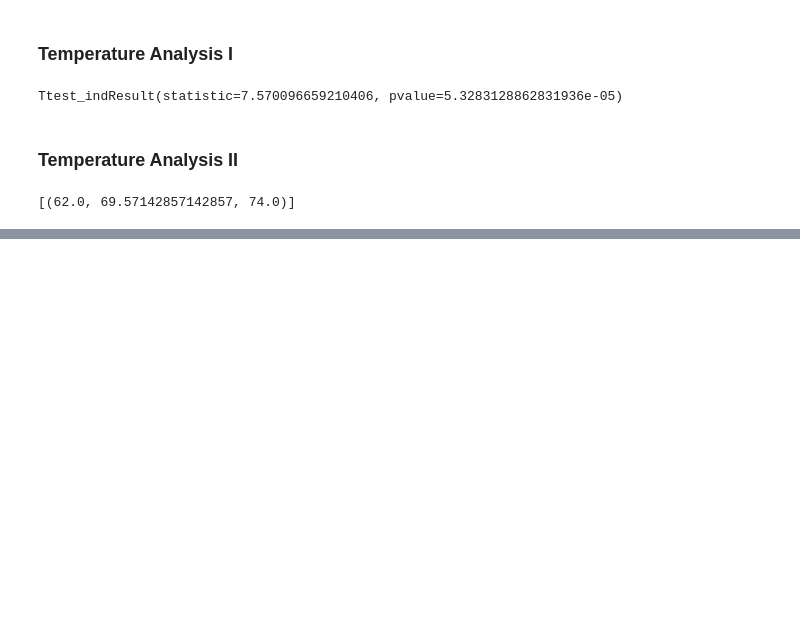
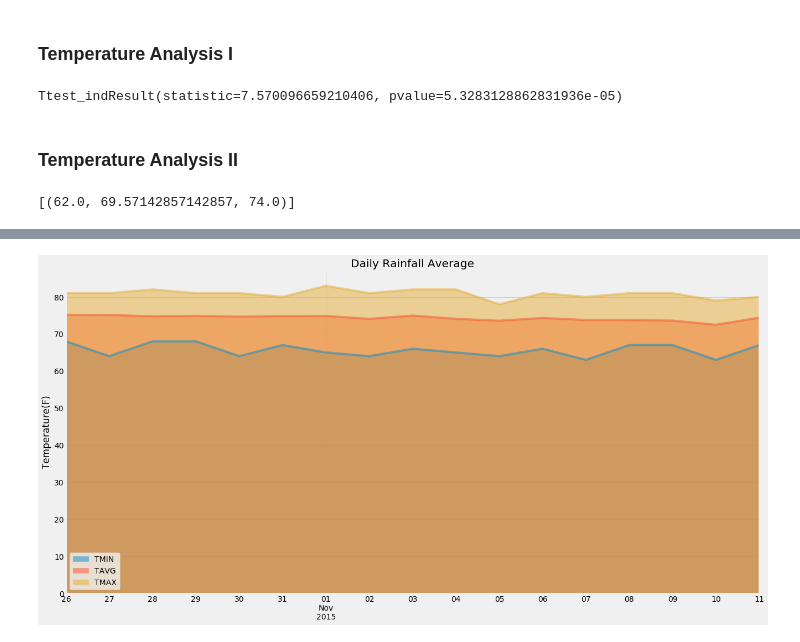
Before and after one commit to abordetskiy/Hawaii-Climate-Data-SQL-Integration, a Jupyter notebook: sqlalchemy-challenge.ipynb, the cells around one changed output, grey strips where cells are left out. Drawn from its saved outputs; the diff is of its cells as text; code cells hidden in the pictures; blank space fills up the shorter version.

```diff
--- a/sqlalchemy-challenge.ipynb
+++ b/sqlalchemy-challenge.ipynb
@@ -269,8 +292,8 @@ def daily_normals(date):
 
     """
 
-    sel = [func.min(Measurement_Table.tobs), func.avg(Measurement_Table.tobs), func.max(Measurement.tobs)]
-    return session.query(*sel).filter(func.strftime("%m-%d", Measurement_Table.date) == date).all()
+    sel = [func.min(Measurement_Table.tobs), func.avg(Measurement_Table.tobs), func.max(Measurement_Table.tobs)]
+    return mySession.query(*sel).filter(func.strftime("%m-%d", Measurement_Table.date) == date).all()
 
 daily_normals("01-01")
 # %% [output]
@@ -278,13 +301,28 @@ NameError: name 'Measurement' is not defined
 # %%
 # calculate the daily normals for your trip
 # push each tuple of calculations into a list called `normals`
-
-# Set the start and end date of the trip
-
+StationPrcp = mySession.query(Station_Table.station, Station_Table.name, Station_Table.latitude, Station_Table.longitude, Station_Table.elevation, func.sum(Measurement_Table.prcp)).\
+    filter(Station_Table.station == Measurement_Table.station).\
+    filter(Measurement_Table.date >= StartDate).\
+    filter(Measurement_Table.date <= EndDate).\
+    group_by(Station_Table.station).\
+    order_by(func.sum(Measurement_Table.prcp).desc())
 # Use the start and end date to create a range of dates
-
+TripLength = EndDate - StartDate
+TripDates = []
+for x in range(TripLength.days+1):
+    TripDates.append(StartDate + dt.timedelta(days=x))
 # Stip off the year and save a list of %m-%d strings
-
+TripDays = []
+for day in TripDates:
+    TripDays.append(day.strftime('%m-%d'))
 # Loop through the list of %m-%d strings and calculate the normals for each date
+TripNormals = []
+for day in TripDays:
+    Normal = daily_normals(day)
+    TempNormal = (Normal[0][0],Normal[0][1],Normal[0][2],)
+    TripNormals.append(TempNormal)
 # %%
 # Load the previous query results into a Pandas DataFrame and add the `trip_dates` range as the `date` index
+TripNormals_df = pd.DataFrame(TripNormals, index=TripDates, columns= ["TMIN","TAVG","TMAX"])
+TripNormals_df
@@ -291,2 +348,9 @@ NameError: name 'Measurement' is not defined
 # %%
 # Plot the daily normals as an area plot with `stacked=False`
+TripNormals_df.plot(kind='area', stacked=False, figsize = (20,10))
+plt.tight_layout
+plt.title("Daily Rainfall Average")
+plt.ylabel("Temperature(F)")
+plt.show()
+# %% [output]
+[figure, added]
```
Also changed, not shown: parts of 6 cells of this notebook, 1 other file.
